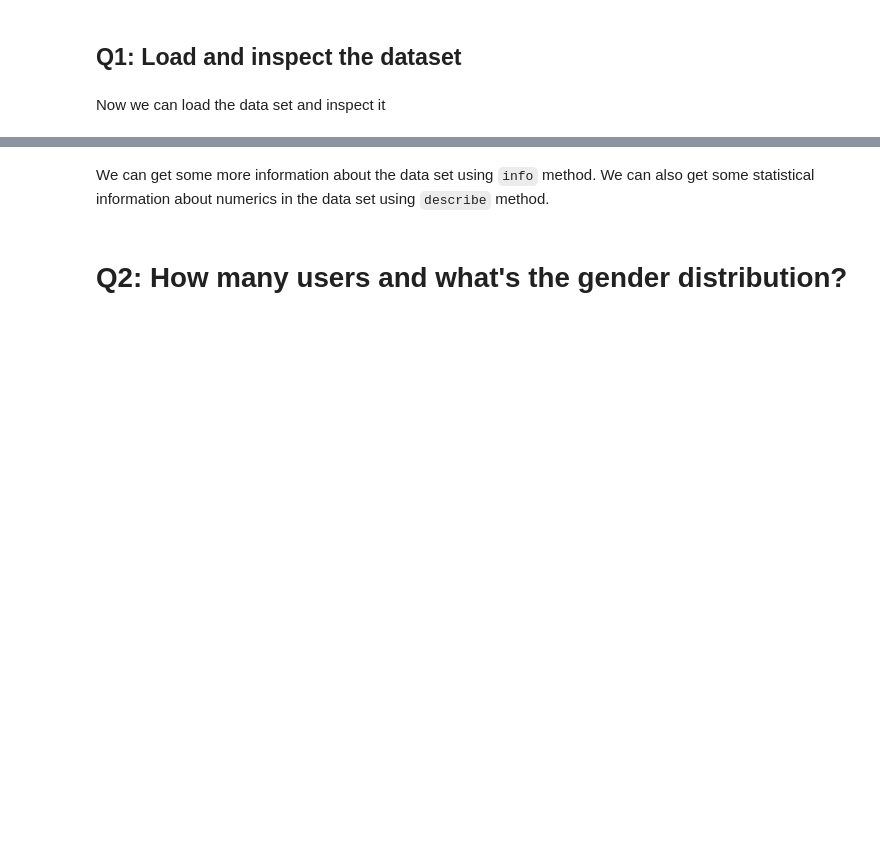
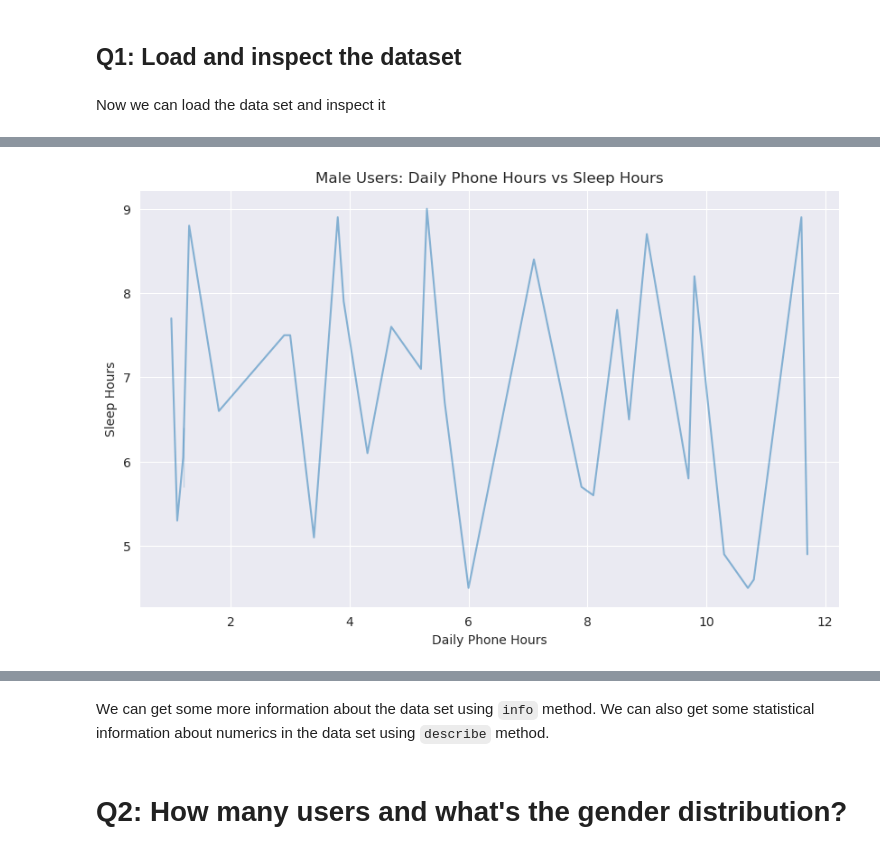
Before and after one commit to geff-ghost/screenTimeSleep, a Jupyter notebook: Smartphone_Usage_Statistics.ipynb, the cells around one changed output, grey strips where cells are left out. Cells and saved outputs as stored; diff of their text form; code cells hidden in the pictures; blank space fills up the shorter version.

```diff
--- a/Smartphone_Usage_Statistics.ipynb
+++ b/Smartphone_Usage_Statistics.ipynb
@@ -20,0 +149,10 @@ sns.scatterplot(x='Stress_Level', y='Work_Productivity_Score', hue=smartphone_df
+# %%
+# Phone Usage vs Sleep (Line Plot)
+plt.figure(figsize=(10,6))
+sns.lineplot(x='Daily_Phone_Hours', y='Sleep_Hours', data=male_df.head(30), alpha=0.5)
+plt.title('Male Users: Daily Phone Hours vs Sleep Hours')
+plt.xlabel('Daily Phone Hours')
+plt.ylabel('Sleep Hours')
+plt.show()
+# %% [output]
+[figure, added]
```
Also changed, not shown: parts of 29 cells of this notebook.
